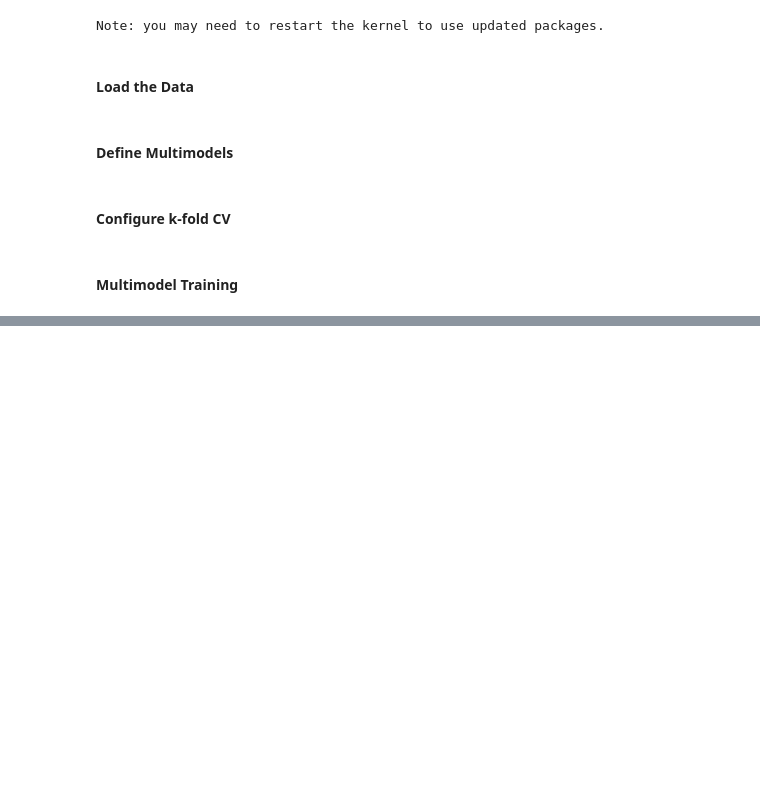
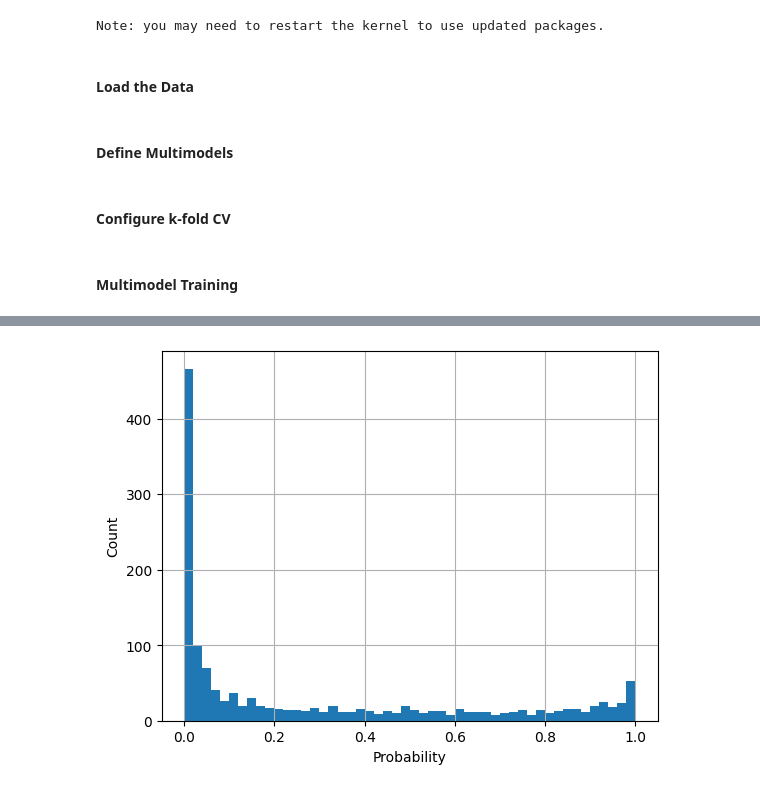
Before and after one commit to Nithira17/telco-churn-prediction, a Jupyter notebook: 05_model_training.ipynb, the cells around one changed output, grey strips where cells are left out. Drawn from its saved outputs; the diff is of its cells as text; code cells hidden in the pictures; blank space fills up the shorter version.

```diff
--- a/05_model_training.ipynb
+++ b/05_model_training.ipynb
@@ -250,0 +252,10 @@ Y_hat_test = best_model.predict(X_test)
+# %%
+Y_lr_test = Y_proba_test[:,1]
+
+plt.hist(Y_lr_test, bins=50)
+plt.xlabel('Probability')
+plt.ylabel('Count')
+plt.grid(True)
+plt.show()
+# %% [output]
+[figure, added]
```
Also changed, not shown: parts of 6 cells of this notebook, 5 other files.
